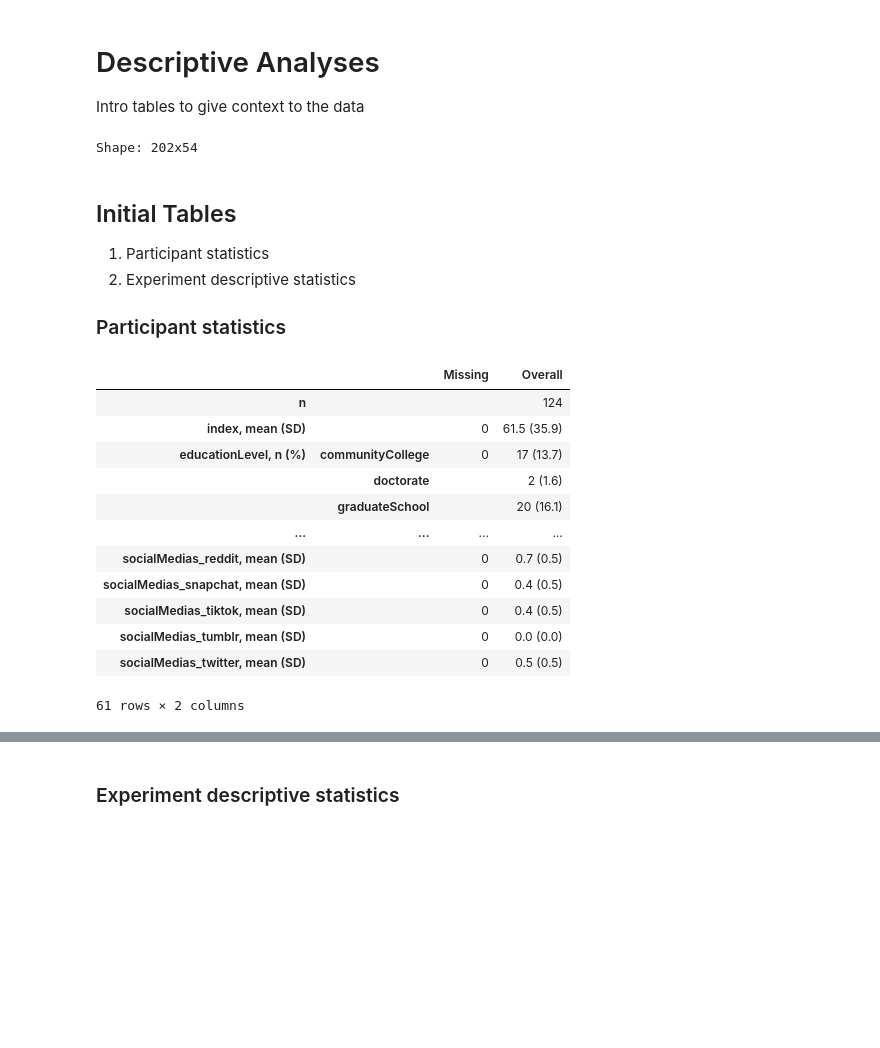
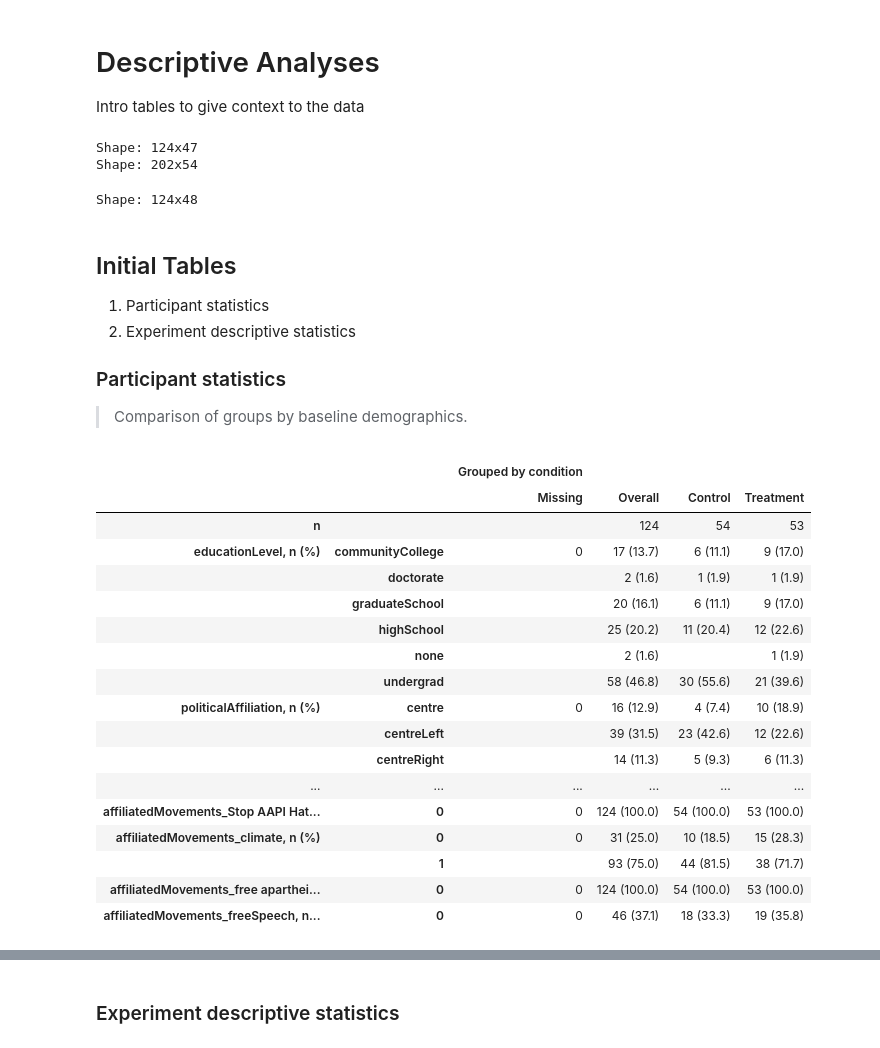
Before and after one commit to cameron-raymond/SDS-Thesis, a Jupyter notebook: notebooks/Descriptive_Analysis.ipynb, the cells around one changed output, grey strips where cells are left out. Drawn from its saved outputs; the diff is of its cells as text; code cells hidden in the pictures; blank space fills up the shorter version.

```diff
--- a/notebooks/Descriptive_Analysis.ipynb
+++ b/notebooks/Descriptive_Analysis.ipynb
@@ -17,12 +17,20 @@ sns.set_context("talk")
 STUDY_ID ="60b37265a9f60881975de69e"
 # %%
 participants = pd.read_csv(f"../data/processed/{STUDY_ID}-participants.csv")
+print("Shape: {}x{}".format(*participants.shape))
 posts = pd.read_csv(f"../data/processed/{STUDY_ID}-rumour-results.csv")
 reshare_rates = pd.read_csv(f"../data/processed/{STUDY_ID}-reshare_rates.csv")
 post_study = pd.read_csv(f"../data/processed/{STUDY_ID}-post-study-responses.csv")
 print("Shape: {}x{}".format(*reshare_rates.shape))
 # %% [output]
+Shape: 124x47
 Shape: 202x54
+# %%
+treat = reshare_rates[["user_id","condition"]].set_index("user_id")["condition"].to_dict()
+participants["condition"] = participants["user_id"].map(treat)
+print("Shape: {}x{}".format(*participants.shape))
+# %% [output]
+Shape: 124x48
 # %% [markdown]
 ## Initial Tables
 
@@ -30,24 +38,33 @@ Shape: 202x54
 2. Experiment descriptive statistics
 
 ### Participant statistics
+
+> Comparison of groups by baseline demographics.
 # %%
 from tableone import TableOne
-categorical = ["educationLevel","politicalAffiliation","attendsProtests"] + [col for col in participants.columns if "gender" in col]
-table_one = TableOne(participants.reset_index().drop(["user_id","timeSubmitted","consent"],
+categorical = ["educationLevel","politicalAffiliation","attendsProtests"] + [col for col in participants.columns if "gender" in col or "socialMedias" in col or "affiliatedMovements" in col]
+
+table_one = TableOne(participants.reset_index().drop(["index","user_id","timeSubmitted","consent"],
                                                      axis=1),
-                                                     categorical = categorical)
-table_one
+                                                     categorical = categorical,
+                     groupby=["condition"])
+table_one.head(40)
 # %% [output]
-|  |  | Missing | Overall |
-| n |  |  | 124 |
-| index, mean (SD) |  | 0 | 61.5 (35.9) |
-| educationLevel, n (%) | communityCollege | 0 | 17 (13.7) |
-|  | doctorate |  | 2 (1.6) |
-|  | graduateSchool |  | 20 (16.1) |
-| ... | ... | ... | ... |
-| socialMedias_reddit, mean (SD) |  | 0 | 0.7 (0.5) |
-| socialMedias_snapchat, mean (SD) |  | 0 | 0.4 (0.5) |
-| socialMedias_tiktok, mean (SD) |  | 0 | 0.4 (0.5) |
-| socialMedias_tumblr, mean (SD) |  | 0 | 0.0 (0.0) |
-| socialMedias_twitter, mean (SD) |  | 0 | 0.5 (0.5) |
+|  |  | Grouped by condition |  |  |  |
+|  |  | Missing | Overall | Control | Treatment |
+| n |  |  | 124 | 54 | 53 |
+| educationLevel, n (%) | communityCollege | 0 | 17 (13.7) | 6 (11.1) | 9 (17.0) |
+|  | doctorate |  | 2 (1.6) | 1 (1.9) | 1 (1.9) |
+|  | graduateSchool |  | 20 (16.1) | 6 (11.1) | 9 (17.0) |
+|  | highSchool |  | 25 (20.2) | 11 (20.4) | 12 (22.6) |
+|  | none |  | 2 (1.6) |  | 1 (1.9) |
+|  | undergrad |  | 58 (46.8) | 30 (55.6) | 21 (39.6) |
+| politicalAffiliation, n (%) | centre | 0 | 16 (12.9) | 4 (7.4) | 10 (18.9) |
+|  | centreLeft |  | 39 (31.5) | 23 (42.6) | 12 (22.6) |
+|  | centreRight |  | 14 (11.3) | 5 (9.3) | 6 (11.3) |
+| ... | ... | ... | ... | ... | ... |
+| affiliatedMovements_Stop AAPI Hat... | 0 | 0 | 124 (100.0) | 54 (100.0) | 53 (100.0) |
+| affiliatedMovements_climate, n (%) | 0 | 0 | 31 (25.0) | 10 (18.5) | 15 (28.3) |
+|  | 1 |  | 93 (75.0) | 44 (81.5) | 38 (71.7) |
+| affiliatedMovements_free aparthei... | 0 | 0 | 124 (100.0) | 54 (100.0) | 53 (100.0) |
+| affiliatedMovements_freeSpeech, n... | 0 | 0 | 46 (37.1) | 18 (33.3) | 19 (35.8) |
-61 rows × 2 columns
```
Also changed, not shown: parts of 11 cells of this notebook, 8 other files.
